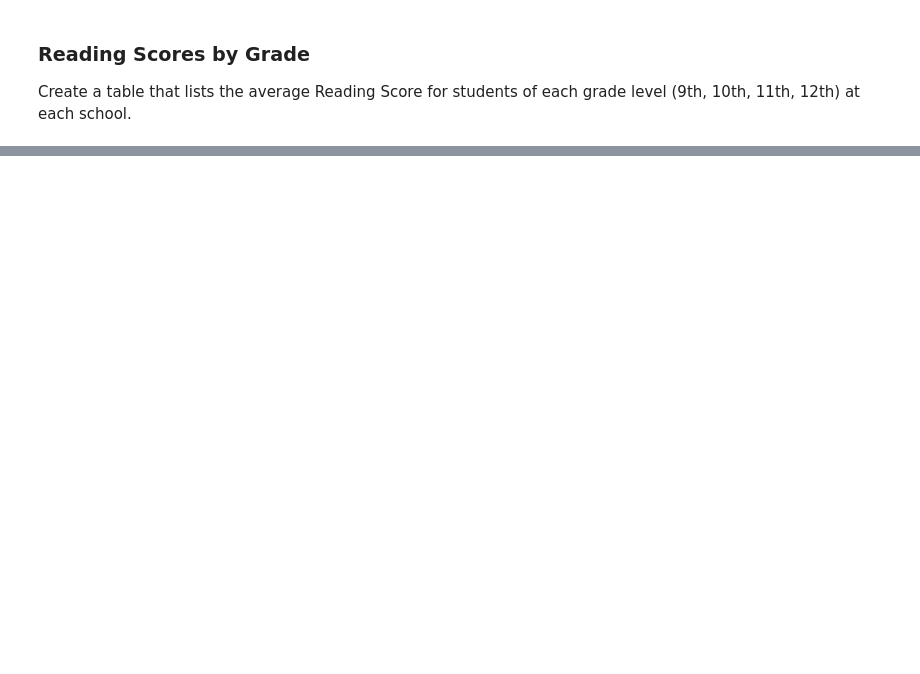
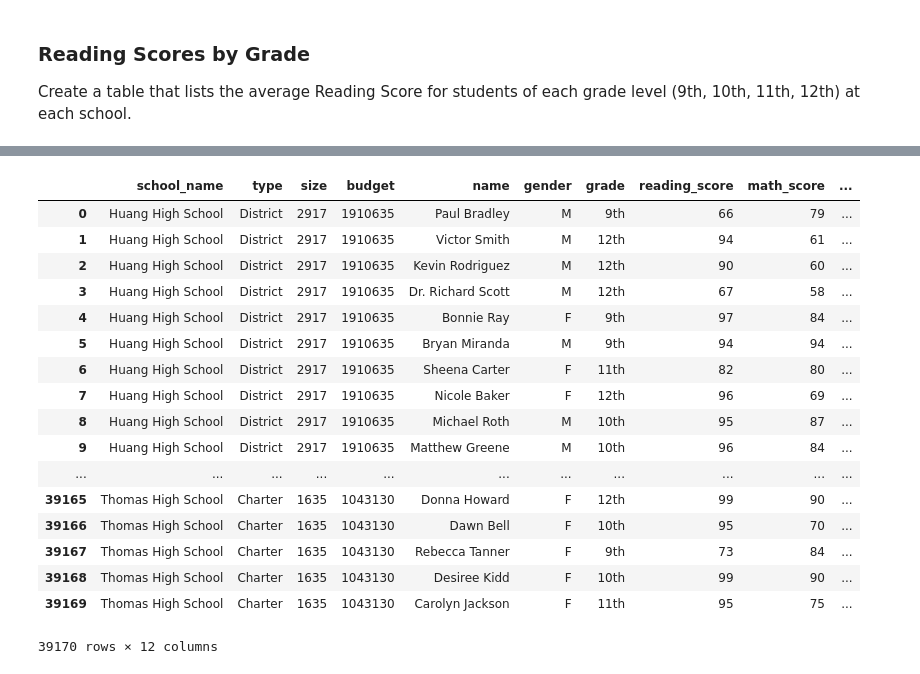
Before and after one commit to gaguinaldo/uscdatabootcamp, a Jupyter notebook: hw-4/hw-4_gta_submission.ipynb, the cells around one changed output, grey strips where cells are left out. Saved outputs shown, nothing was run; the diff lists cells and outputs as text; code cells hidden in the pictures; blank space fills up the shorter version.

```diff
--- a/hw-4/hw-4_gta_submission.ipynb
+++ b/hw-4/hw-4_gta_submission.ipynb
@@ -411,0 +475,22 @@ Create a table that lists the average Reading Score for students of each grade l
+# %%
+df_merge['per_student_budget'] = df_merge['budget'] / df_merge['size']
+df_merge
+# %% [output]
+|  | school_name | type | size | budget | name | gender | grade | reading_score | math_score | ... |
+| 0 | Huang High School | District | 2917 | 1910635 | Paul Bradley | M | 9th | 66 | 79 | ... |
+| 1 | Huang High School | District | 2917 | 1910635 | Victor Smith | M | 12th | 94 | 61 | ... |
+| 2 | Huang High School | District | 2917 | 1910635 | Kevin Rodriguez | M | 12th | 90 | 60 | ... |
+| 3 | Huang High School | District | 2917 | 1910635 | Dr. Richard Scott | M | 12th | 67 | 58 | ... |
+| 4 | Huang High School | District | 2917 | 1910635 | Bonnie Ray | F | 9th | 97 | 84 | ... |
+| 5 | Huang High School | District | 2917 | 1910635 | Bryan Miranda | M | 9th | 94 | 94 | ... |
+| 6 | Huang High School | District | 2917 | 1910635 | Sheena Carter | F | 11th | 82 | 80 | ... |
+| 7 | Huang High School | District | 2917 | 1910635 | Nicole Baker | F | 12th | 96 | 69 | ... |
+| 8 | Huang High School | District | 2917 | 1910635 | Michael Roth | M | 10th | 95 | 87 | ... |
+| 9 | Huang High School | District | 2917 | 1910635 | Matthew Greene | M | 10th | 96 | 84 | ... |
+| ... | ... | ... | ... | ... | ... | ... | ... | ... | ... | ... |
+| 39165 | Thomas High School | Charter | 1635 | 1043130 | Donna Howard | F | 12th | 99 | 90 | ... |
+| 39166 | Thomas High School | Charter | 1635 | 1043130 | Dawn Bell | F | 10th | 95 | 70 | ... |
+| 39167 | Thomas High School | Charter | 1635 | 1043130 | Rebecca Tanner | F | 9th | 73 | 84 | ... |
+| 39168 | Thomas High School | Charter | 1635 | 1043130 | Desiree Kidd | F | 10th | 99 | 90 | ... |
+| 39169 | Thomas High School | Charter | 1635 | 1043130 | Carolyn Jackson | F | 11th | 95 | 75 | ... |
+39170 rows × 12 columns
```
Also changed, not shown: parts of 14 cells of this notebook.
